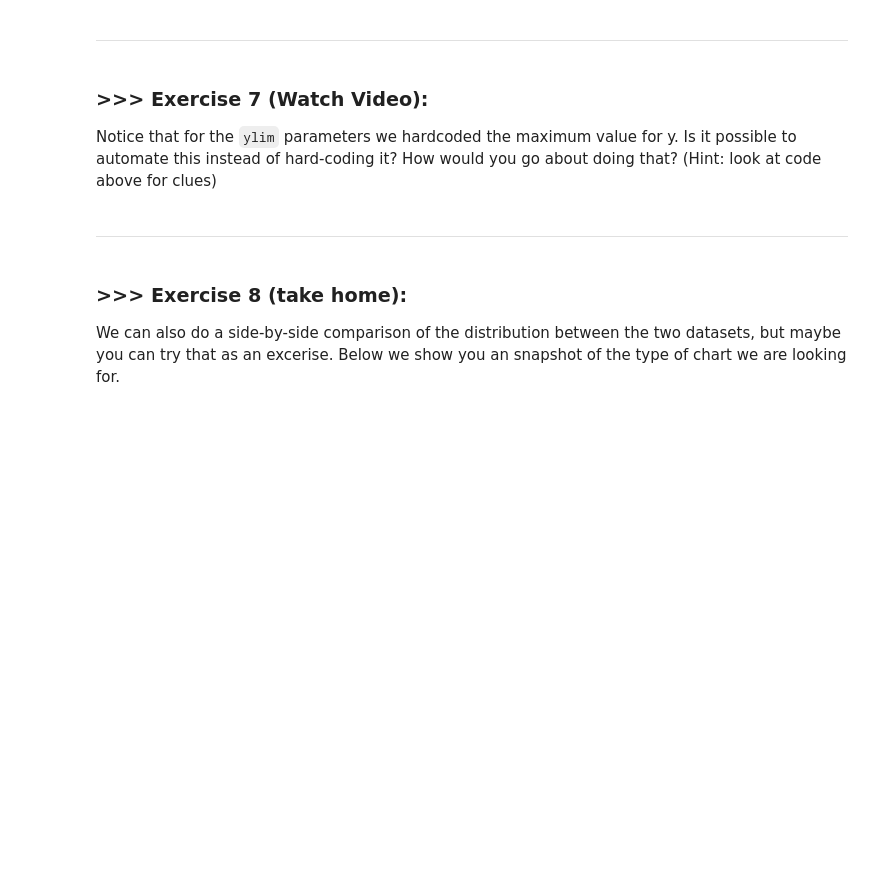
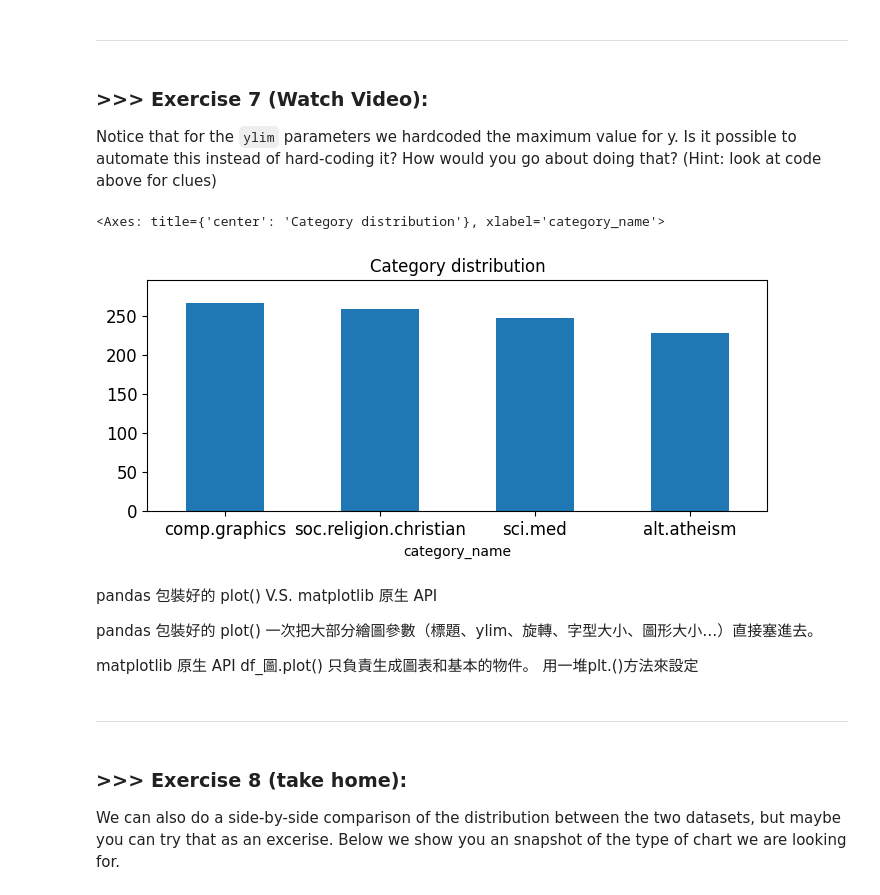
Before and after one commit to hsinyulin1323/DM2025-Lab1-Exercise, a Jupyter notebook: DM2025-Lab1-Master.ipynb, the cells around one changed output. Saved outputs shown, nothing was run; the diff lists cells and outputs as text; code cells hidden in the pictures; blank space fills up the shorter version.

```diff
--- a/DM2025-Lab1-Master.ipynb
+++ b/DM2025-Lab1-Master.ipynb
@@ -746,3 +807,22 @@ Notice that for the `ylim` parameters we hardcoded the maximum value for y. Is i
+# %%
+# Answer here
+# plot barchart for X_sample
+X_sample.category_name.value_counts().plot(kind = 'bar',
+                                           title = 'Category distribution',
+                                           ylim = [0, X_sample.category_name.value_counts().max()+30],
+                                           rot = 0, fontsize = 12, figsize = (8,3))
+# %% [output]
+<Axes: title={'center': 'Category distribution'}, xlabel='category_name'>
+[figure, added]
+# %% [markdown]
+pandas 包裝好的 plot() V.S. matplotlib 原生 API
+
+pandas 包裝好的 plot()
+一次把大部分繪圖參數（標題、ylim、旋轉、字型大小、圖形大小…）直接塞進去。
+
+matplotlib 原生 API
+df_圖.plot() 只負責生成圖表和基本的物件。
+用一堆plt.()方法來設定
 # %% [markdown]
 ---
 # %% [markdown]
```
Also changed, not shown: parts of 45 cells of this notebook, 1 other file.
